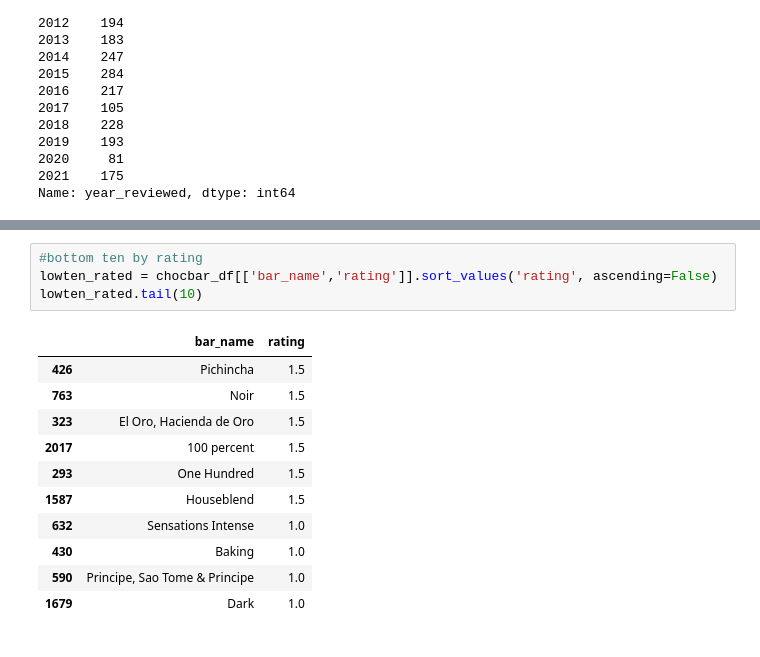
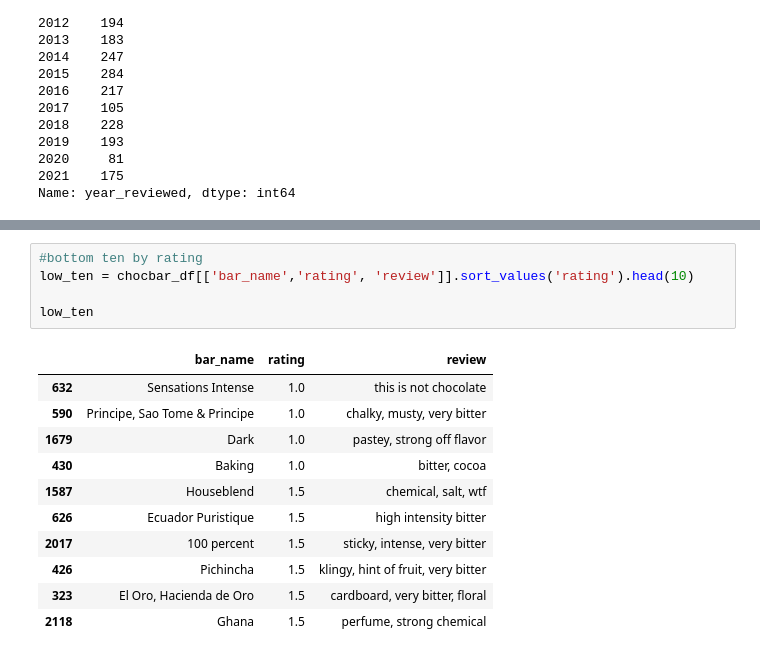
Before and after one commit to nbaggio28/Mid-Term-Project, a Jupyter notebook: notebooks/chocolateDA.ipynb, the cells around one changed output, grey strips where cells are left out. Saved outputs shown, nothing was run; the diff lists cells and outputs as text.

```diff
--- a/notebooks/chocolateDA.ipynb
+++ b/notebooks/chocolateDA.ipynb
@@ -82,17 +83,18 @@ topten_rated.head(10)
 | 170 | Haiti | 4.0 | nuts, butterscotch, brownie |
 # %%
 #bottom ten by rating
-lowten_rated = chocbar_df[['bar_name','rating']].sort_values('rating', ascending=False)
-lowten_rated.tail(10)
+low_ten = chocbar_df[['bar_name','rating', 'review']].sort_values('rating').head(10)
+
+low_ten
 # %% [output]
-|  | bar_name | rating |
-| 426 | Pichincha | 1.5 |
-| 763 | Noir | 1.5 |
-| 323 | El Oro, Hacienda de Oro | 1.5 |
-| 2017 | 100 percent | 1.5 |
-| 293 | One Hundred | 1.5 |
-| 1587 | Houseblend | 1.5 |
-| 632 | Sensations Intense | 1.0 |
-| 430 | Baking | 1.0 |
-| 590 | Principe, Sao Tome & Principe | 1.0 |
-| 1679 | Dark | 1.0 |
+|  | bar_name | rating | review |
+| 632 | Sensations Intense | 1.0 | this is not chocolate |
+| 590 | Principe, Sao Tome & Principe | 1.0 | chalky, musty, very bitter |
+| 1679 | Dark | 1.0 | pastey, strong off flavor |
+| 430 | Baking | 1.0 | bitter, cocoa |
+| 1587 | Houseblend | 1.5 | chemical, salt, wtf |
+| 626 | Ecuador Puristique | 1.5 | high intensity bitter |
+| 2017 | 100 percent | 1.5 | sticky, intense, very bitter |
+| 426 | Pichincha | 1.5 | klingy, hint of fruit, very bitter |
+| 323 | El Oro, Hacienda de Oro | 1.5 | cardboard, very bitter, floral |
+| 2118 | Ghana | 1.5 | perfume, strong chemical |
```
Also changed, not shown: parts of 8 cells of this notebook, 5 other files.
